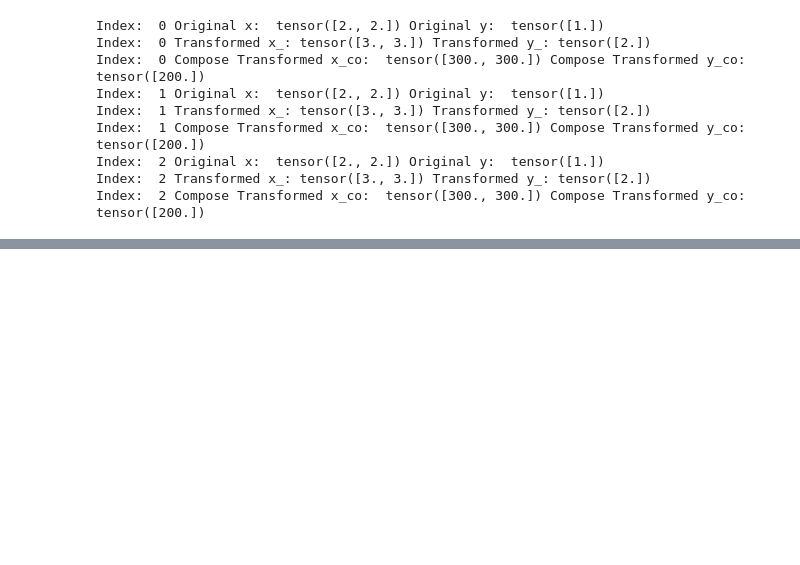
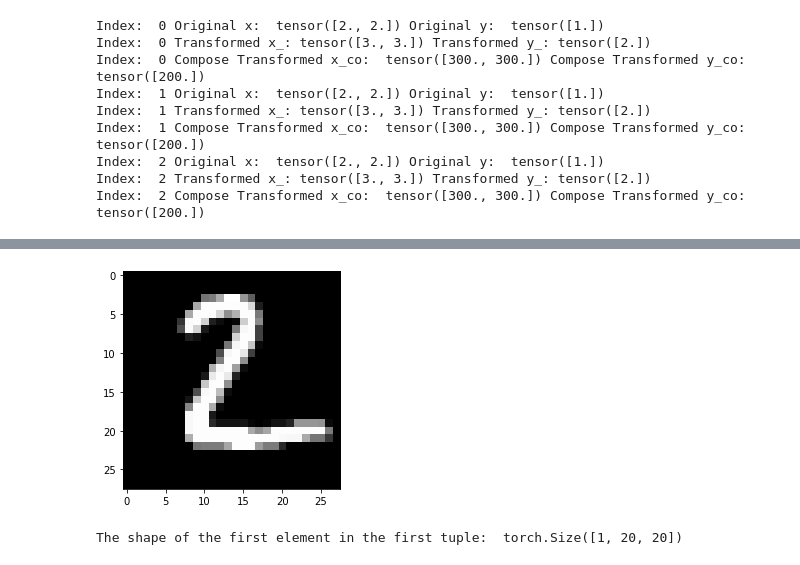
Before and after one commit to eshumanohare/pytorch, a Jupyter notebook: 1_3_dataset_class.ipynb, the cells around one changed output, grey strips where cells are left out. Drawn from its saved outputs; the diff is of its cells as text; code cells hidden in the pictures; blank space fills up the shorter version.

```diff
--- a/1_3_dataset_class.ipynb
+++ b/1_3_dataset_class.ipynb
@@ -186,0 +237,13 @@ Index:  2 Compose Transformed x_co:  tensor([300., 300.]) Compose Transformed y_
+# %%
+# Plot the second element in the dataset
+show_data(dataset[1])
+# %% [output]
+[figure, added]
+# %%
+# Combine two transforms: crop and convert to tensor. Apply the compose to MNIST dataset
+
+croptensor_data_transform = transforms.Compose([transforms.CenterCrop(20), transforms.ToTensor()])
+dataset = dsets.MNIST(root = './data', train = False, download = True, transform = croptensor_data_transform)
+print("The shape of the first element in the first tuple: ", dataset[0][0].shape)
+# %% [output]
+The shape of the first element in the first tuple:  torch.Size([1, 20, 20])
```
Also changed, not shown: parts of 8 cells of this notebook.
